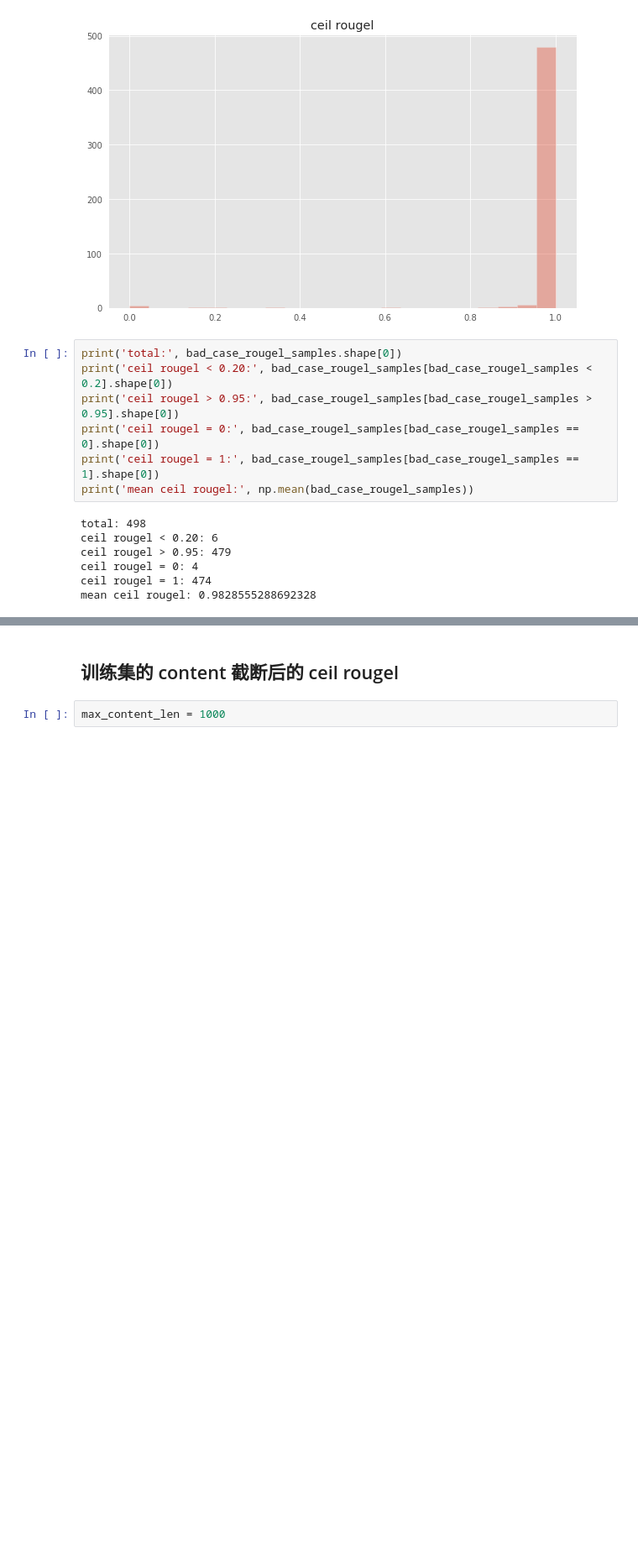
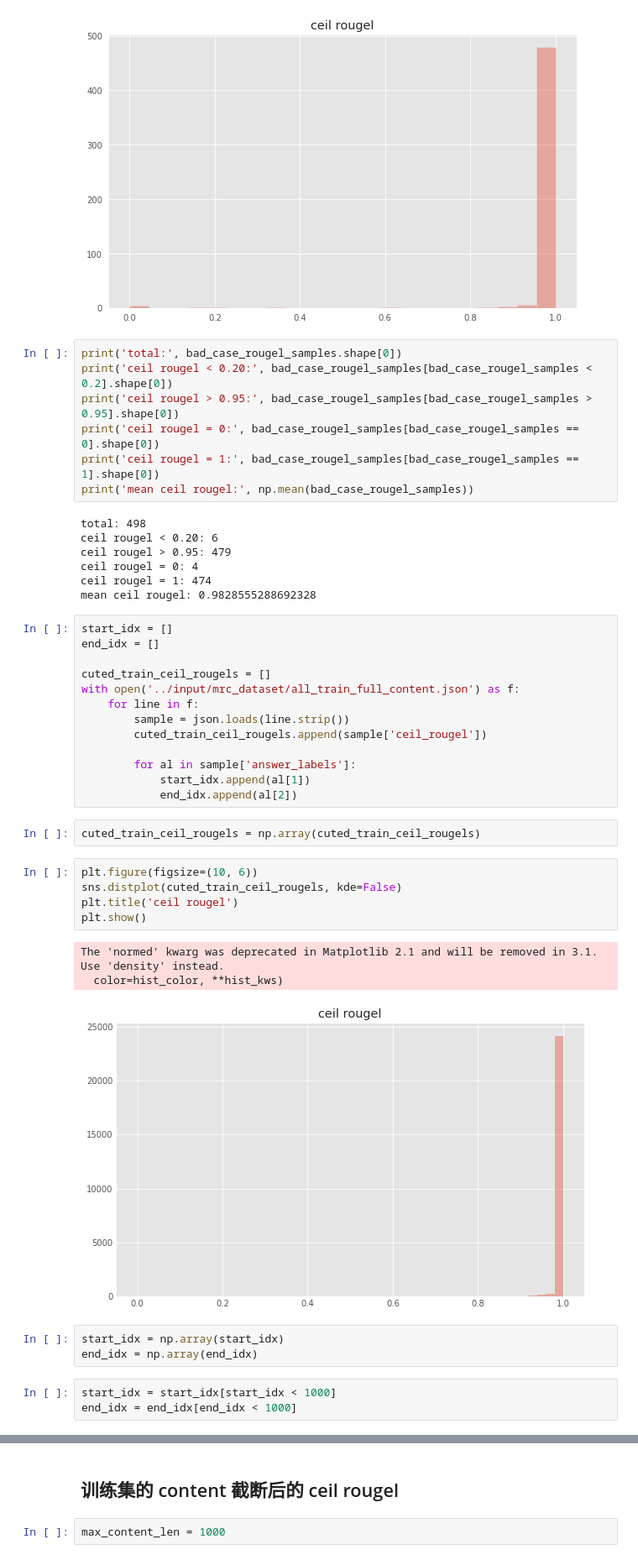
Before and after one commit to SunnyMarkLiu/les-military-mrc-rank7, a Jupyter notebook: notebooks/生成的数据集 ceil rouge 统计.ipynb, the cells around one changed output, grey strips where cells are left out. Shown at 84% size. Saved outputs shown, nothing was run; the diff lists cells and outputs as text; blank space fills up the shorter version.

```diff
--- a/notebooks/生成的数据集 ceil rouge 统计.ipynb
+++ b/notebooks/生成的数据集 ceil rouge 统计.ipynb
@@ -174,3 +174,33 @@ ceil rougel > 0.95: 479
 ceil rougel = 0: 4
 ceil rougel = 1: 474
 mean ceil rougel: 0.9828555288692328
+# %%
+start_idx = []
+end_idx = []
+
+cuted_train_ceil_rougels = []
+with open('../input/mrc_dataset/all_train_full_content.json') as f:
+    for line in f:
+        sample = json.loads(line.strip())
+        cuted_train_ceil_rougels.append(sample['ceil_rougel'])
+
+        for al in sample['answer_labels']:
+            start_idx.append(al[1])
+            end_idx.append(al[2])
+# %%
+cuted_train_ceil_rougels = np.array(cuted_train_ceil_rougels)
+# %%
+plt.figure(figsize=(10, 6))
+sns.distplot(cuted_train_ceil_rougels, kde=False)
+plt.title('ceil rougel')
+plt.show()
+# %% [output]
+The 'normed' kwarg was deprecated in Matplotlib 2.1 and will be removed in 3.1. Use 'density' instead.
+  color=hist_color, **hist_kws)
+[figure, added]
+# %%
+start_idx = np.array(start_idx)
+end_idx = np.array(end_idx)
+# %%
+start_idx = start_idx[start_idx < 1000]
+end_idx = end_idx[end_idx < 1000]
```
Also changed, not shown: parts of 17 cells of this notebook, 2 other files.
